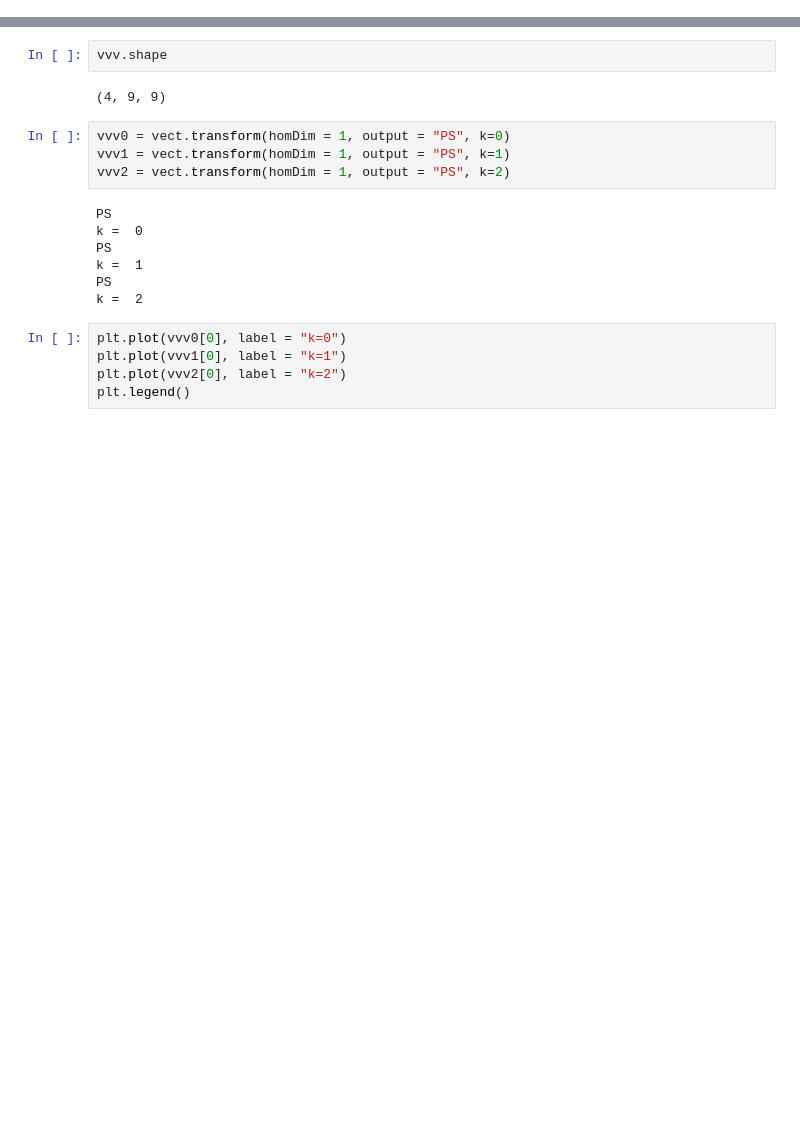
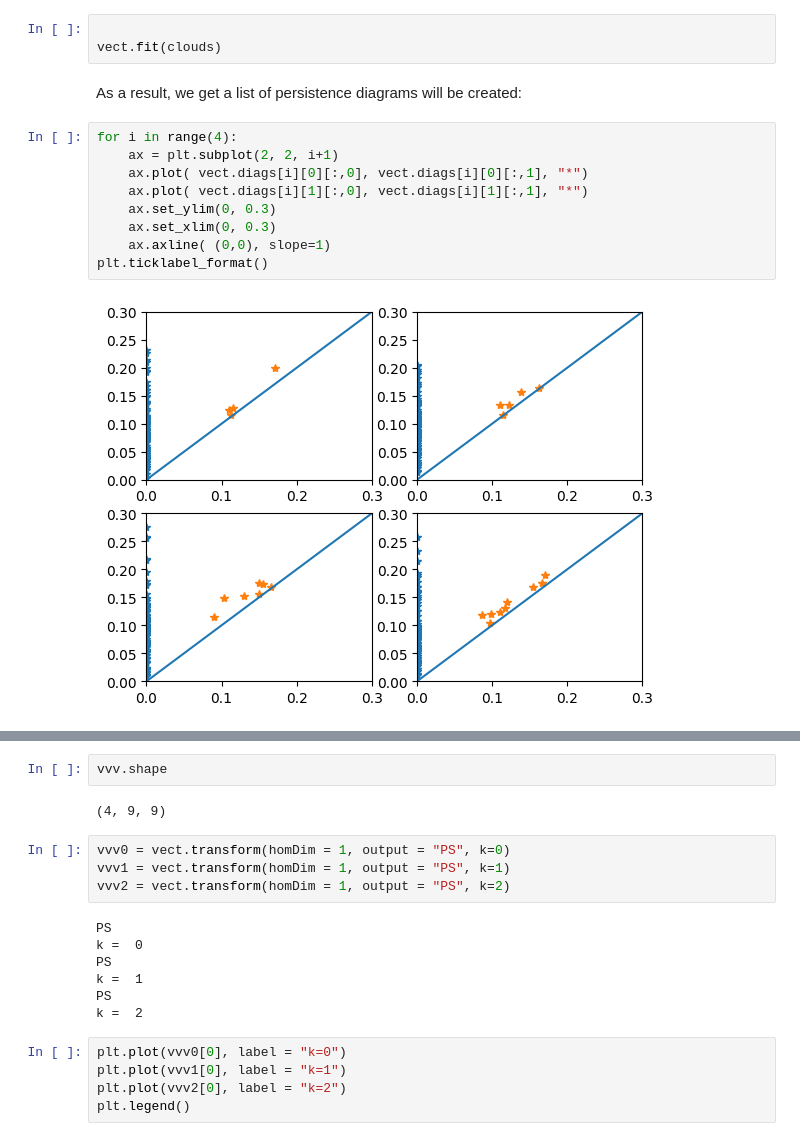
Before and after one commit to ALuchinsky/vpb_python, a Jupyter notebook: python/test_TDAvectorizer.ipynb, the cells around one changed output, grey strips where cells are left out. Cells and saved outputs as stored; diff of their text form; blank space fills up the shorter version.

```diff
--- a/python/test_TDAvectorizer.ipynb
+++ b/python/test_TDAvectorizer.ipynb
@@ -16,0 +176,16 @@ len(vect.diags)
+# %%
+
+vect.fit(clouds)
+# %% [markdown]
+As a result, we get a list of persistence diagrams will be created:
+# %%
+for i in range(4):
+    ax = plt.subplot(2, 2, i+1)
+    ax.plot( vect.diags[i][0][:,0], vect.diags[i][0][:,1], "*")
+    ax.plot( vect.diags[i][1][:,0], vect.diags[i][1][:,1], "*")
+    ax.set_ylim(0, 0.3)
+    ax.set_xlim(0, 0.3)
+    ax.axline( (0,0), slope=1)
+plt.ticklabel_format()
+# %% [output]
+[figure, added]
```
Also changed, not shown: parts of 33 cells of this notebook.
